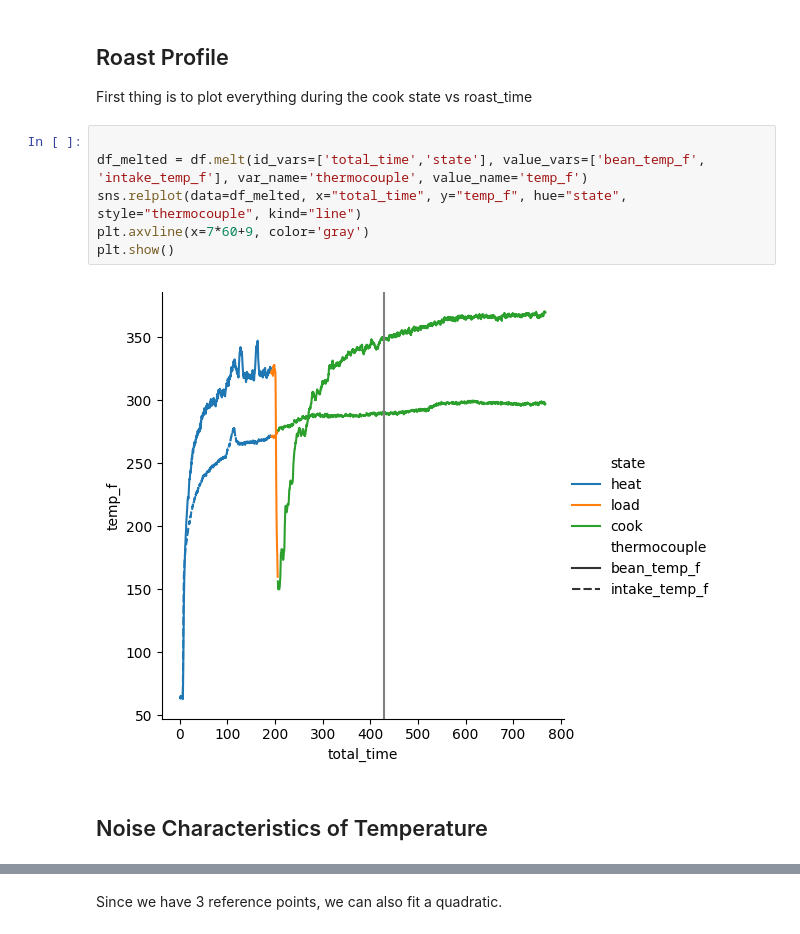
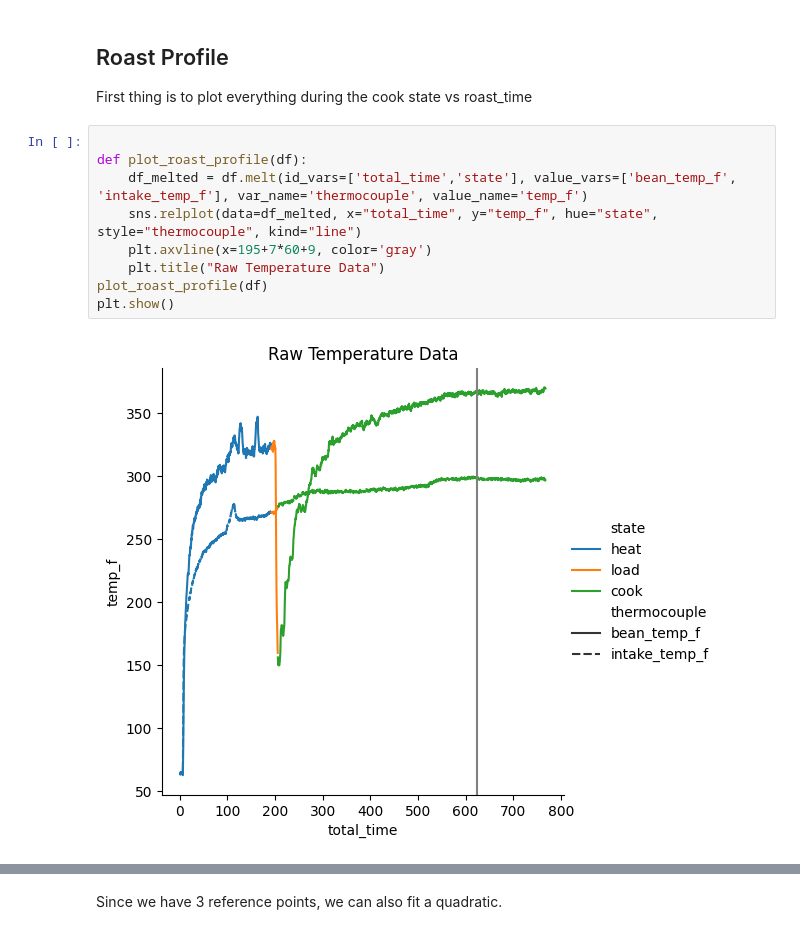
Before and after one commit to toddjobe/roastomatic, a Jupyter notebook: software/python/notebooks/first_roast_20250301.ipynb, the cells around one changed output, grey strips where cells are left out. Drawn from its saved outputs; the diff is of its cells as text.

Commit message:
First Roast analyzed draft

```diff
--- a/software/python/notebooks/first_roast_20250301.ipynb
+++ b/software/python/notebooks/first_roast_20250301.ipynb
@@ -59,11 +58,12 @@ df
 First thing is to plot everything during the cook state vs roast_time
 # %%
 
-df_melted = df.melt(id_vars=['total_time','state'], value_vars=['bean_temp_f', 'intake_temp_f'], var_name='thermocouple', value_name='temp_f')
-sns.relplot(data=df_melted, x="total_time", y="temp_f", hue="state", style="thermocouple", kind="line")
-plt.axvline(x=7*60+9, color='gray')
+def plot_roast_profile(df):
+    df_melted = df.melt(id_vars=['total_time','state'], value_vars=['bean_temp_f', 'intake_temp_f'], var_name='thermocouple', value_name='temp_f')
+    sns.relplot(data=df_melted, x="total_time", y="temp_f", hue="state", style="thermocouple", kind="line")
+    plt.axvline(x=195+7*60+9, color='gray')
+    plt.title("Raw Temperature Data")
+plot_roast_profile(df)
 plt.show()
 # %% [output]
-[figure, old version]
+[figure, new version]
-# %% [markdown]
-## Noise Characteristics of Temperature
```
Also changed, not shown: parts of 24 cells of this notebook, 1 other file.
